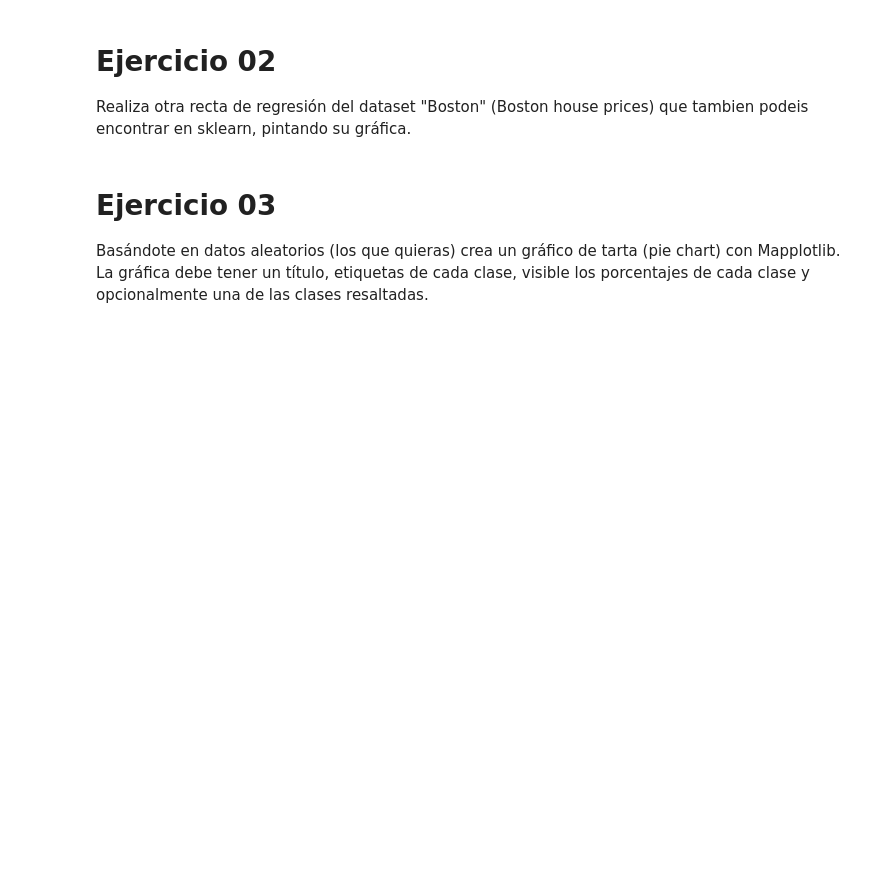
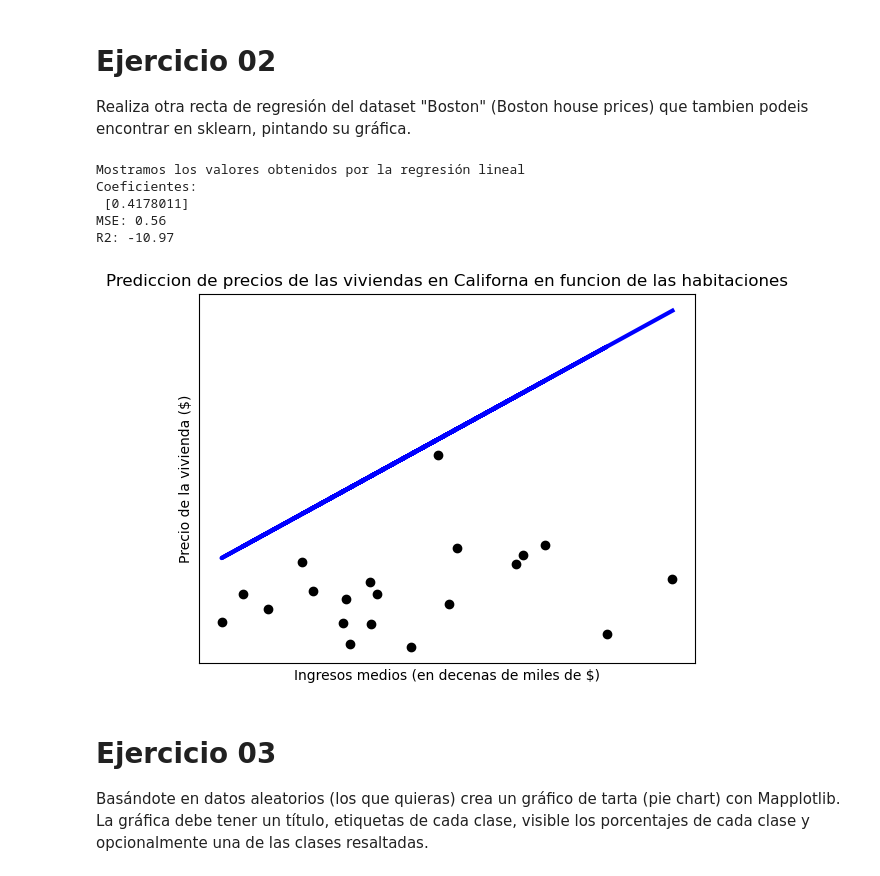
Before and after one commit to Dusk012/SI, a Jupyter notebook: P0/Pandas/Practica02.ipynb, the cells around one changed output. Cells and saved outputs as stored; diff of their text form; code cells hidden in the pictures; blank space fills up the shorter version.

```diff
--- a/P0/Pandas/Practica02.ipynb
+++ b/P0/Pandas/Practica02.ipynb
@@ -354,8 +362,52 @@ plt.show()
 # Ejercicio 02
 Realiza otra recta de regresión del dataset "Boston" (Boston house prices) que tambien podeis encontrar en sklearn, pintando su gráfica.
 # %%
-boston = datasets.load_boston()
-boston_x = boston.data[:, np.newaxis, 5]
+import matplotlib.pyplot as plt
+import numpy as np
+from sklearn import datasets, linear_model
+from sklearn.metrics import mean_squared_error, r2_score
+from sklearn.datasets import fetch_california_housing
+
+california = fetch_california_housing()
+california_x = california.data[:, np.newaxis, 0]
+california_y = california.target[:]
+
+california_x_train = california_x[:-20]
+california_x_test = california_x[-20:]
+
+california_y_train = california.target[:-20]
+california_y_test = california.target[-20:]
+
+regr_california = linear_model.LinearRegression()
+regr_california.fit(california_x_train, california_y_train)
+
+california_y_pred = regr_california.predict(california_x_test)
+
+print("Mostramos los valores obtenidos por la regresión lineal")
+print('Coeficientes: \n', regr_california.coef_)
+print("MSE: %.2f"
+      % mean_squared_error(california_y_test, california_y_pred))
+print('R2: %.2f' % r2_score(california_y_test, california_y_pred)) #coeficiente de regresión.
+
+plt.scatter(california_x_test, california_y_test,  color='black')
+plt.plot(california_x_test, california_y_pred, color='blue', linewidth=3)
+
+plt.xlabel("Ingresos medios (en decenas de miles de $)")
+plt.ylabel("Precio de la vivienda ($)")
+plt.title("Prediccion de precios de las viviendas en Californa en funcion de las habitaciones")
+
+
+plt.xticks(())
+plt.yticks(())
+
+plt.show()
+# %% [output]
+Mostramos los valores obtenidos por la regresión lineal
+Coeficientes:
+ [0.4178011]
+MSE: 0.56
+R2: -10.97
+[figure, added]
 # %% [markdown]
 # Ejercicio 03
 Basándote en datos aleatorios (los que quieras) crea un gráfico de tarta (pie chart) con Mapplotlib. La gráfica debe tener un título, etiquetas de cada clase, visible los porcentajes de cada clase y opcionalmente una de las clases resaltadas.
```
Also changed, not shown: parts of 2 cells of this notebook.
